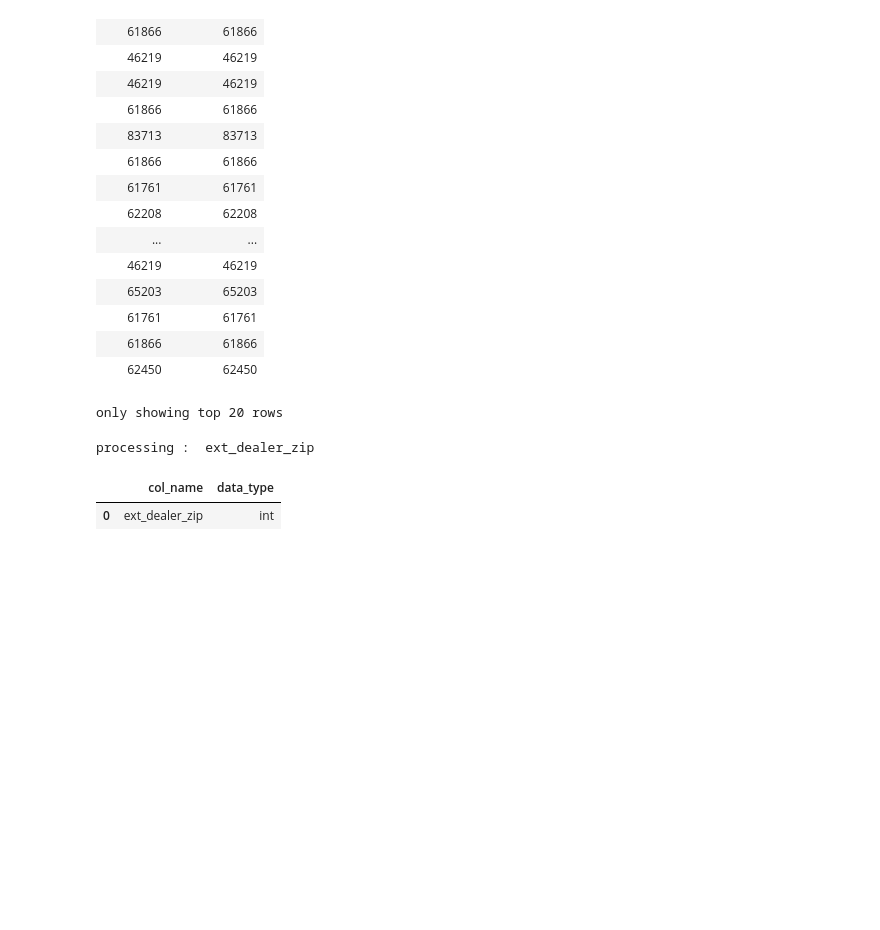
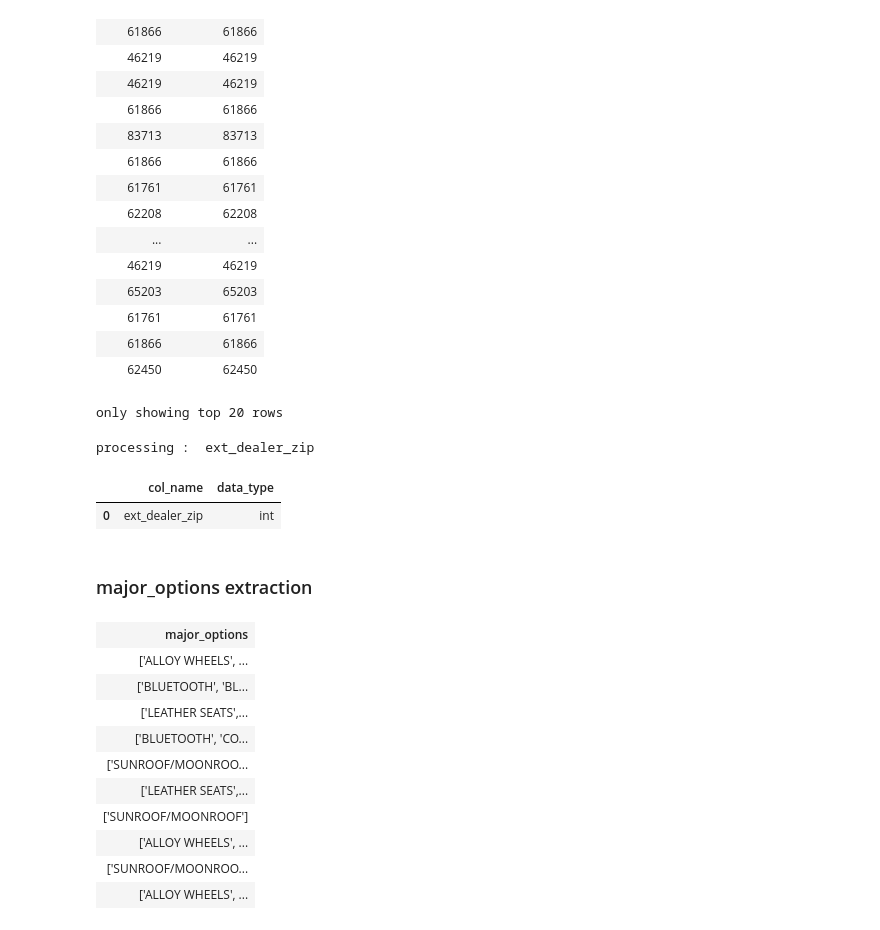
Before and after one commit to DataCrane/cars_spark, a Jupyter notebook: Cars_prices.ipynb, the cells around one changed output. Saved outputs shown, nothing was run; the diff lists cells and outputs as text; code cells hidden in the pictures; blank space fills up the shorter version.

```diff
--- a/Cars_prices.ipynb
+++ b/Cars_prices.ipynb
@@ -915,5 +925,22 @@ pd.DataFrame(parDF.select('ext_dealer_zip').dtypes, columns =['col_name', 'data_
 processing :  ext_dealer_zip
 |  | col_name | data_type |
 | 0 | ext_dealer_zip | int |
+# %% [markdown]
+### major_options extraction
+# %%
+# preview
+parDF.select('major_options').limit(n)
+# %% [output]
+| major_options |
+| ['ALLOY WHEELS', ... |
+| ['BLUETOOTH', 'BL... |
+| ['LEATHER SEATS',... |
+| ['BLUETOOTH', 'CO... |
+| ['SUNROOF/MOONROO... |
+| ['LEATHER SEATS',... |
+| ['SUNROOF/MOONROOF'] |
+| ['ALLOY WHEELS', ... |
+| ['SUNROOF/MOONROO... |
+| ['ALLOY WHEELS', ... |
 # %%
 # ...
```
Also changed, not shown: parts of 10 cells of this notebook, 1 other file.
